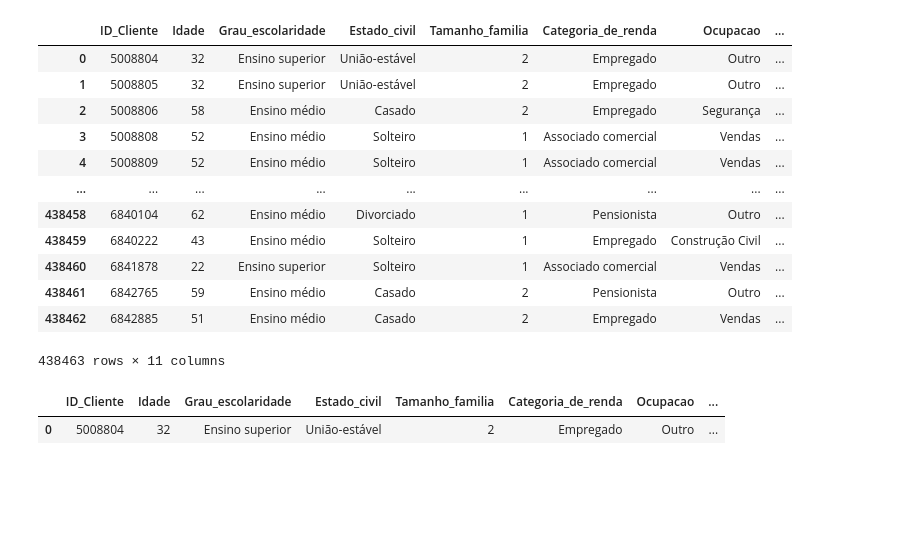
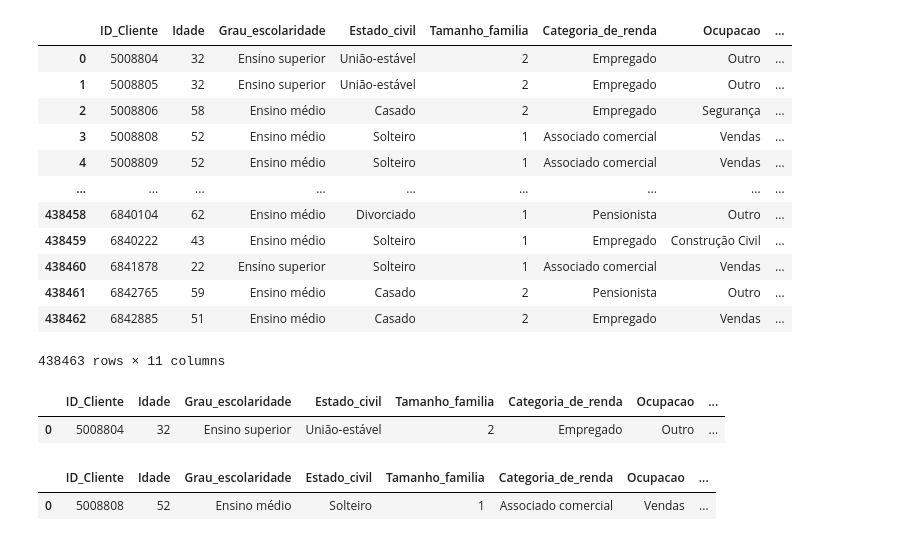
Before and after one commit to maarantesfazenda/python_datascience_alura, a Jupyter notebook: Aula_Pandas_IO.ipynb, the cells around one changed output. Saved outputs shown, nothing was run; the diff lists cells and outputs as text; code cells hidden in the pictures; blank space fills up the shorter version.

```diff
--- a/Aula_Pandas_IO.ipynb
+++ b/Aula_Pandas_IO.ipynb
@@ -385,0 +405,5 @@ pd.read_sql_query('SELECT * FROM clientes WHERE ID_Cliente = 5008804', engine)
+# %%
+pd.read_sql_query('SELECT * FROM clientes WHERE ID_Cliente = 5008808', engine)
+# %% [output]
+|  | ID_Cliente | Idade | Grau_escolaridade | Estado_civil | Tamanho_familia | Categoria_de_renda | Ocupacao | ... |
+| 0 | 5008808 | 52 | Ensino médio | Solteiro | 1 | Associado comercial | Vendas | ... |
```
Also changed, not shown: parts of 3 cells of this notebook.
